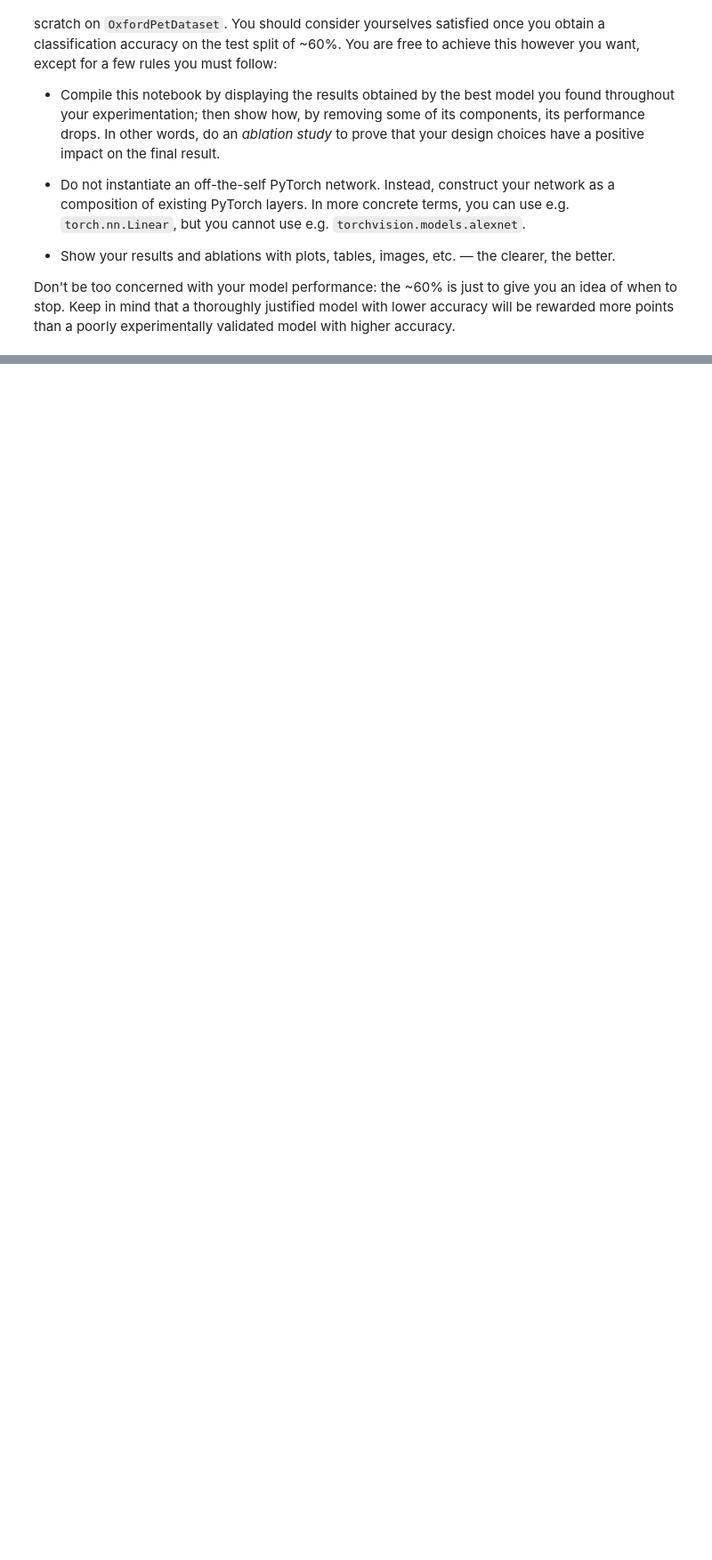
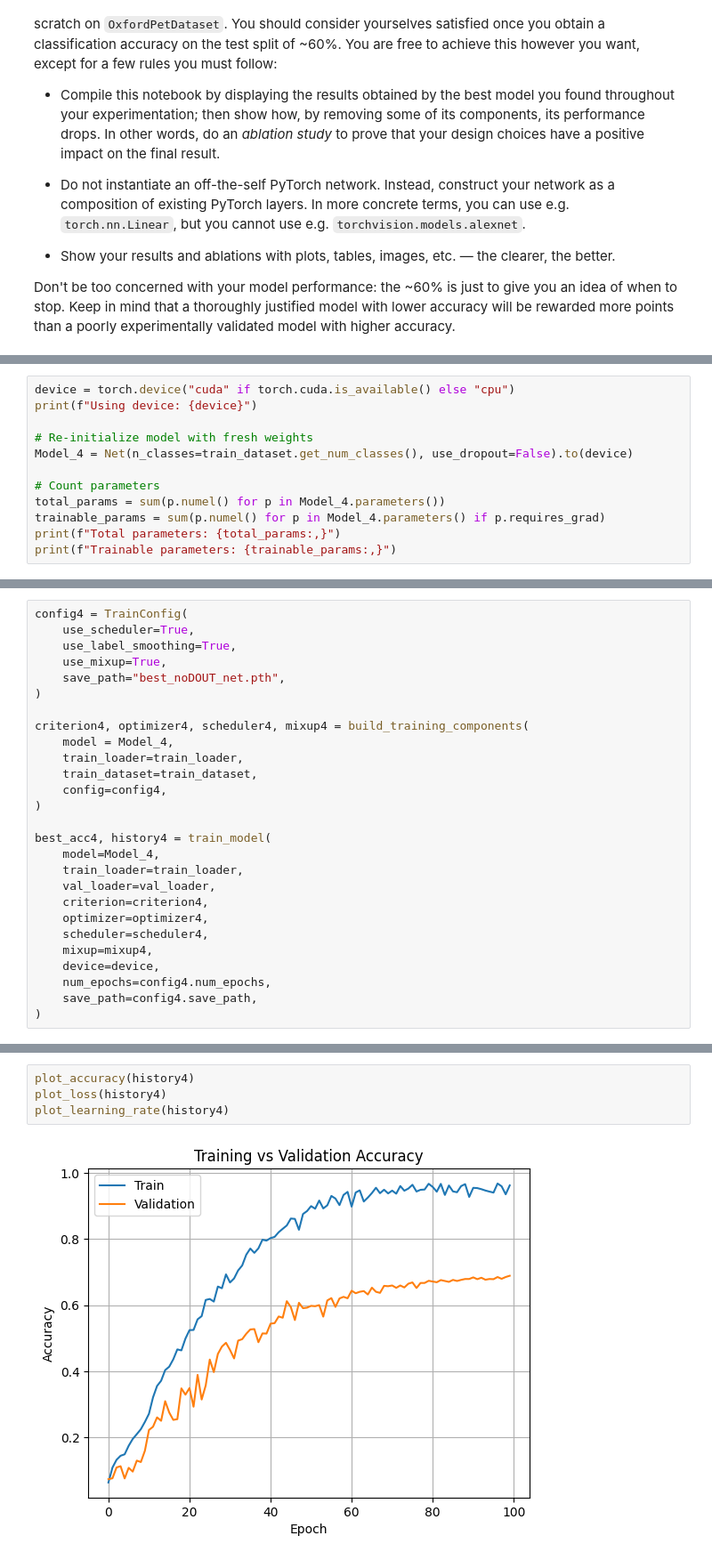
Before and after one commit to niccolozanotti/ipcv-assignments, a Jupyter notebook: assignment2.ipynb, the cells around one changed output, grey strips where cells are left out. Shown at 89% size. Drawn from its saved outputs; the diff is of its cells as text; blank space fills up the shorter version.

```diff
--- a/assignment2.ipynb
+++ b/assignment2.ipynb
@@ -483,0 +923,12 @@ Test Accuracy: 0.692
+# %%
+device = torch.device("cuda" if torch.cuda.is_available() else "cpu")
+print(f"Using device: {device}")
+
+# Re-initialize model with fresh weights
+Model_4 = Net(n_classes=train_dataset.get_num_classes(), use_dropout=False).to(device)
+
+# Count parameters
+total_params = sum(p.numel() for p in Model_4.parameters())
+trainable_params = sum(p.numel() for p in Model_4.parameters() if p.requires_grad)
+print(f"Total parameters: {total_params:,}")
+print(f"Trainable parameters: {trainable_params:,}")
@@ -483,0 +939,27 @@ Test Accuracy: 0.692
+# %%
+config4 = TrainConfig(
+    use_scheduler=True,
+    use_label_smoothing=True,
+    use_mixup=True,
+    save_path="best_noDOUT_net.pth",
+)
+
+criterion4, optimizer4, scheduler4, mixup4 = build_training_components(
+    model = Model_4,
+    train_loader=train_loader,
+    train_dataset=train_dataset,
+    config=config4,
+)
+
+best_acc4, history4 = train_model(
+    model=Model_4,
+    train_loader=train_loader,
+    val_loader=val_loader,
+    criterion=criterion4,
+    optimizer=optimizer4,
+    scheduler=scheduler4,
+    mixup=mixup4,
+    device=device,
+    num_epochs=config4.num_epochs,
+    save_path=config4.save_path,
+)
@@ -483,0 +1000,6 @@ Test Accuracy: 0.692
+# %%
+plot_accuracy(history4)
+plot_loss(history4)
+plot_learning_rate(history4)
+# %% [output]
+[figure, added]
```
Also changed, not shown: parts of 90 cells of this notebook.
